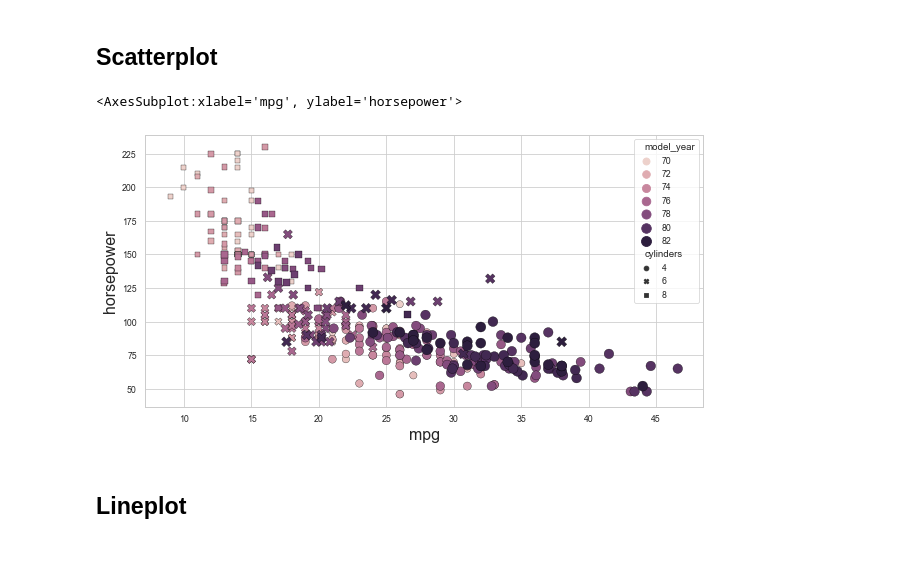
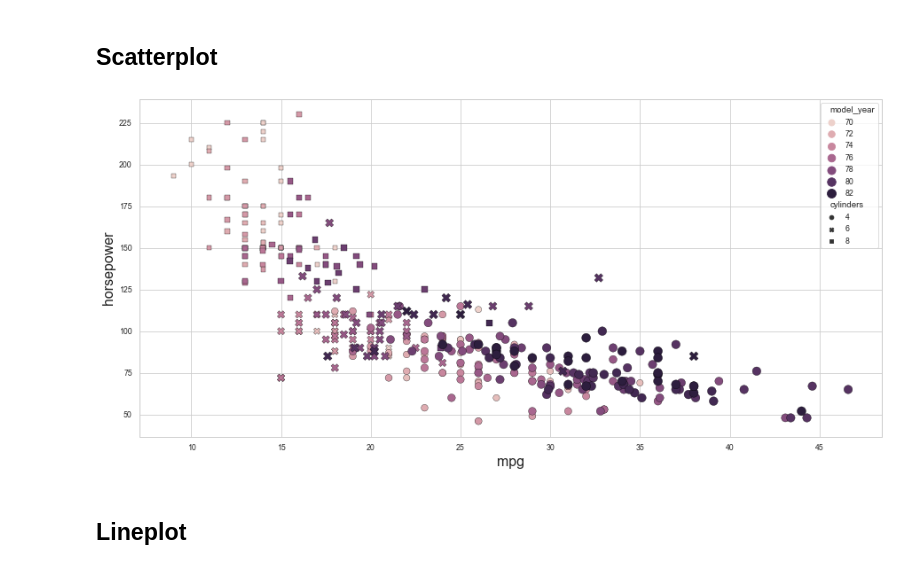
Before and after one commit to bartosz67/matplotlib_seaborn_plots, a Jupyter notebook: plots.ipynb, the cells around one changed output. Cells and saved outputs as stored; diff of their text form; code cells hidden in the pictures.

```diff
--- a/plots.ipynb
+++ b/plots.ipynb
@@ -294,31 +302,31 @@ sns.swarmplot(x=org, y=hp,
 # %% [markdown]
 ## Scatterplot
 # %%
-plt.figure(figsize=(10,5))
+plt.figure(figsize=(15,7))
 
 #sns.stripplot
 sns.scatterplot(x=mpg, y=hp,
                 hue=cars.model_year,
                 # hue_norm=(0, 7),  # range of hue color
 
                 size=cars.model_year,  # size of dots changing with variable
                 sizes=(50, 100),  # range of size
                 # size_order=,
                 s=100,  # size of points if size is not changing with varaible
 
                 style=cyl,  # dot style should change with variable
                 # markers={} # style markers linked to variable values
 
                 alpha=1,
                 linewidth=0.3,  # edge width
                 edgecolor='black',  # edge color
 
                 legend='brief',# 'full',
 
                 # zorder=2  # works like z-index from css if plotting two or more graphs
                 )
+plt.yticklabels=[]
 # %% [output]
-<AxesSubplot:xlabel='mpg', ylabel='horsepower'>
-[figure, old version]
+[figure, new version]
 # %% [markdown]
 ## Lineplot
```
Also changed, not shown: parts of 17 cells of this notebook.
